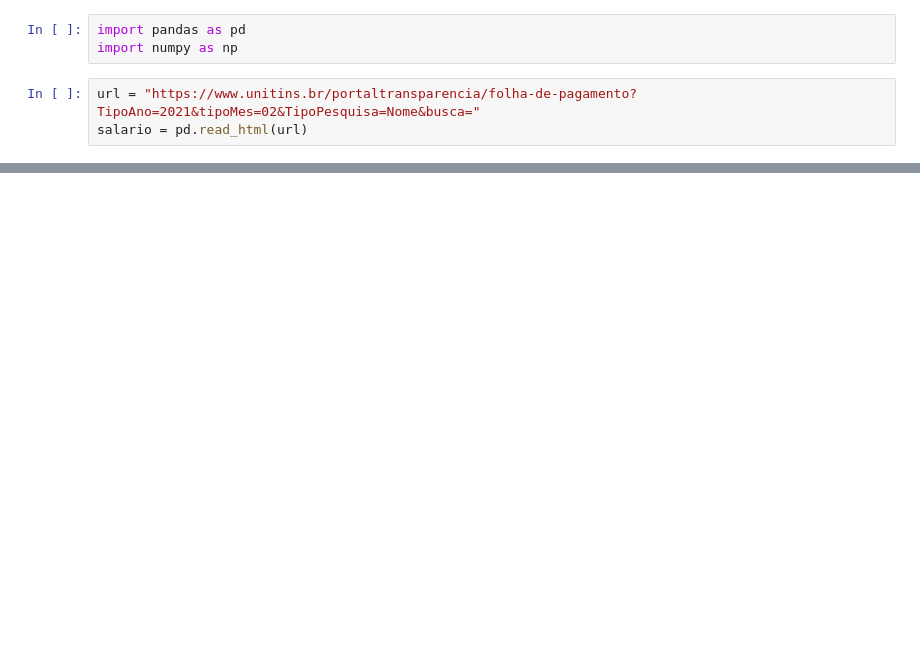
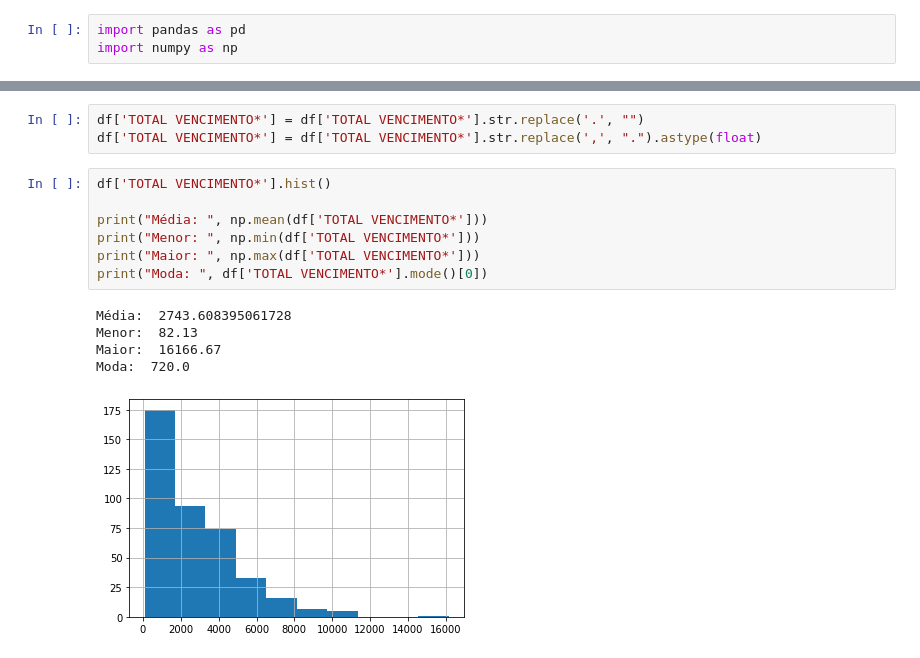
Before and after one commit to sousamaf/jupyter_ia, a Jupyter notebook: data/home/md/folha_de_pagamento_Unitins.ipynb, the cells around one changed output, grey strips where cells are left out. Drawn from its saved outputs; the diff is of its cells as text; blank space fills up the shorter version.

```diff
--- a/data/home/md/folha_de_pagamento_Unitins.ipynb
+++ b/data/home/md/folha_de_pagamento_Unitins.ipynb
@@ -1,6 +3,3 @@
 # %%
 import pandas as pd
 import numpy as np
-# %%
-url = "https://www.unitins.br/portaltransparencia/folha-de-pagamento?TipoAno=2021&tipoMes=02&TipoPesquisa=Nome&busca="
-salario = pd.read_html(url)
@@ -84,0 +103,16 @@ df['SALÁRIO LÍQUIDO'].hist()
+# %%
+df['TOTAL VENCIMENTO*'] = df['TOTAL VENCIMENTO*'].str.replace('.', "")
+df['TOTAL VENCIMENTO*'] = df['TOTAL VENCIMENTO*'].str.replace(',', ".").astype(float)
+# %%
+df['TOTAL VENCIMENTO*'].hist()
+
+print("Média: ", np.mean(df['TOTAL VENCIMENTO*']))
+print("Menor: ", np.min(df['TOTAL VENCIMENTO*']))
+print("Maior: ", np.max(df['TOTAL VENCIMENTO*']))
+print("Moda: ", df['TOTAL VENCIMENTO*'].mode()[0])
+# %% [output]
+Média:  2743.608395061728
+Menor:  82.13
+Maior:  16166.67
+Moda:  720.0
+[figure, added]
```
Also changed, not shown: parts of 13 cells of this notebook, 5 other files.
